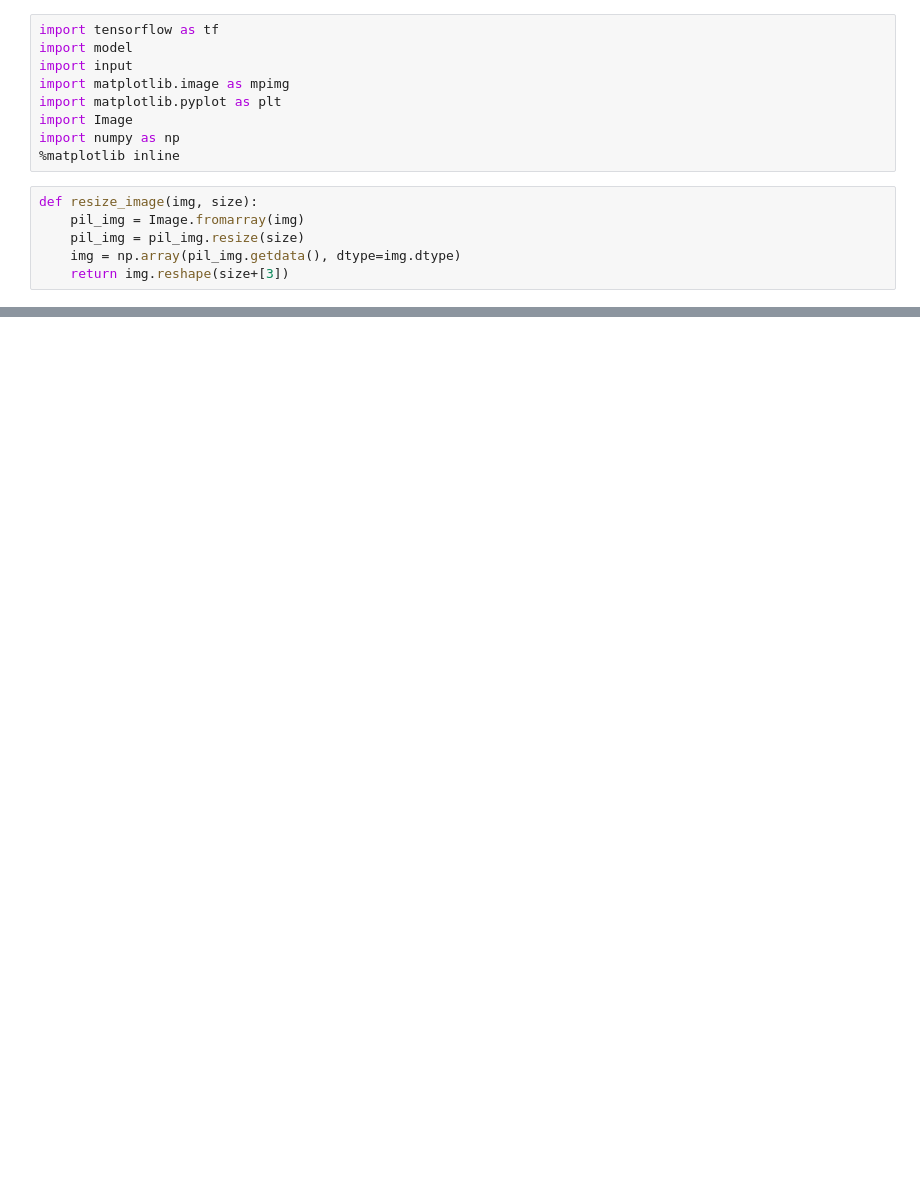
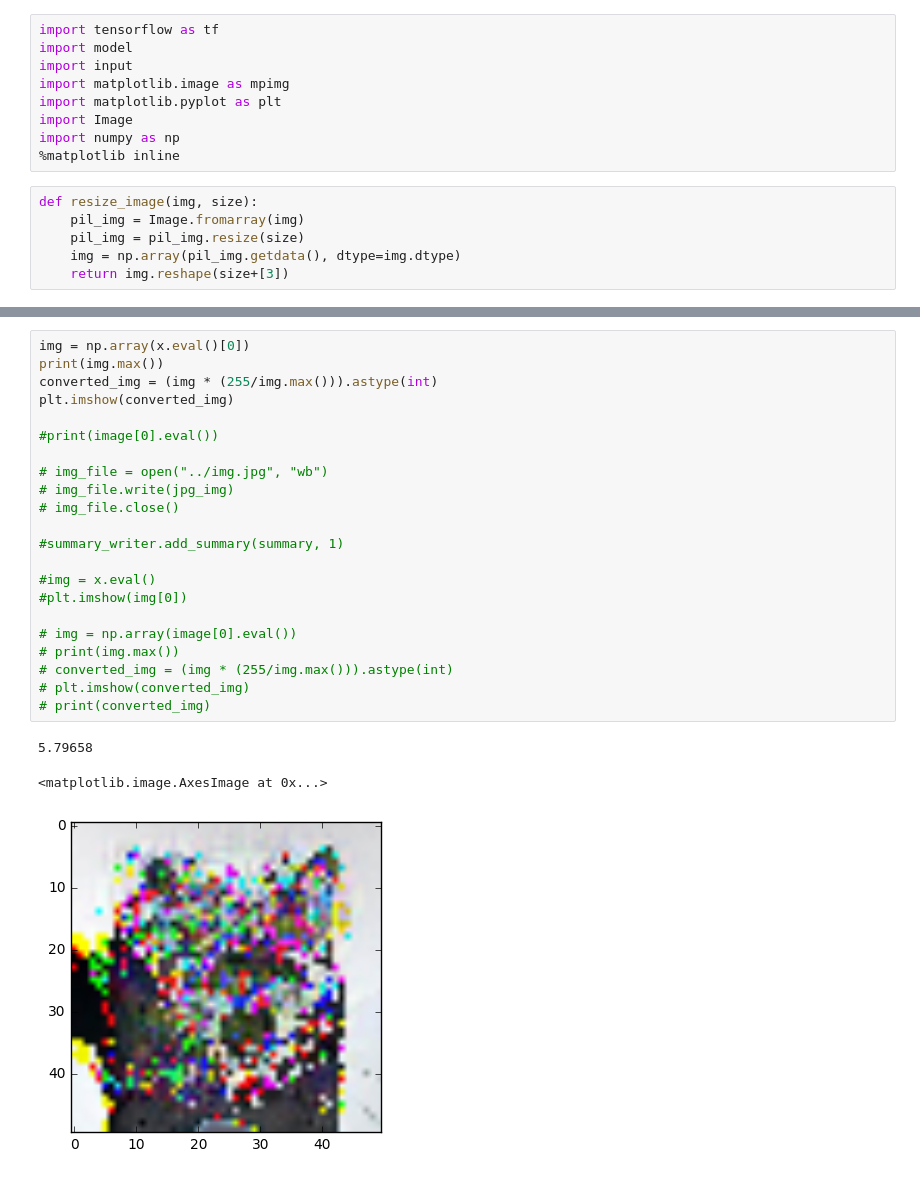
Before and after one commit to wichersn/kaggle_cat_dog_recognize_tf, a Jupyter notebook: visualize_predictions.ipynb, the cells around one changed output, grey strips where cells are left out. Saved outputs shown, nothing was run; the diff lists cells and outputs as text; blank space fills up the shorter version.

```diff
--- a/visualize_predictions.ipynb
+++ b/visualize_predictions.ipynb
@@ -65,0 +116,26 @@ Cat............. Dog
+# %%
+img = np.array(x.eval()[0])
+print(img.max())
+converted_img = (img * (255/img.max())).astype(int)
+plt.imshow(converted_img)
+
+#print(image[0].eval())
+
+# img_file = open("../img.jpg", "wb")
+# img_file.write(jpg_img)
+# img_file.close()
+
+#summary_writer.add_summary(summary, 1)
+
+#img = x.eval()
+#plt.imshow(img[0])
+
+# img = np.array(image[0].eval())
+# print(img.max())
+# converted_img = (img * (255/img.max())).astype(int)
+# plt.imshow(converted_img)
+# print(converted_img)
+# %% [output]
+5.79658
+<matplotlib.image.AxesImage at 0x...>
+[figure, added]
```
Also changed, not shown: parts of 9 cells of this notebook, 3 other files.
